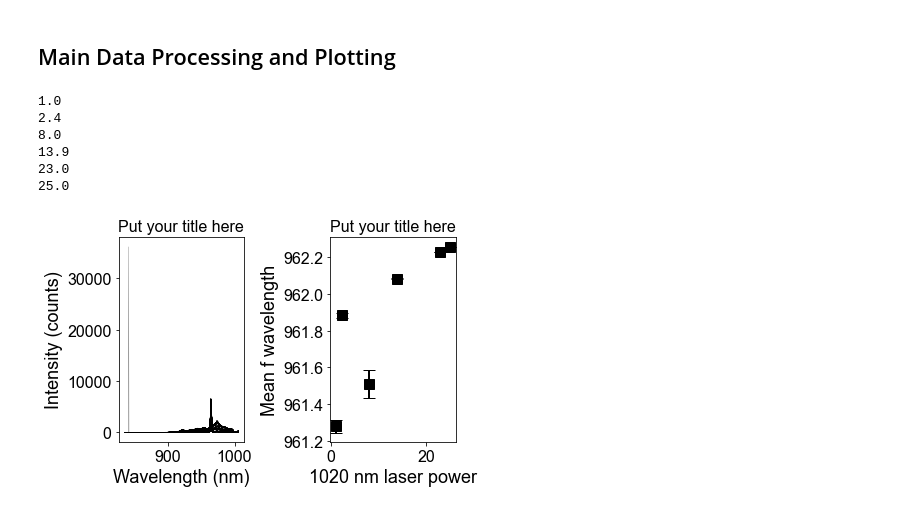
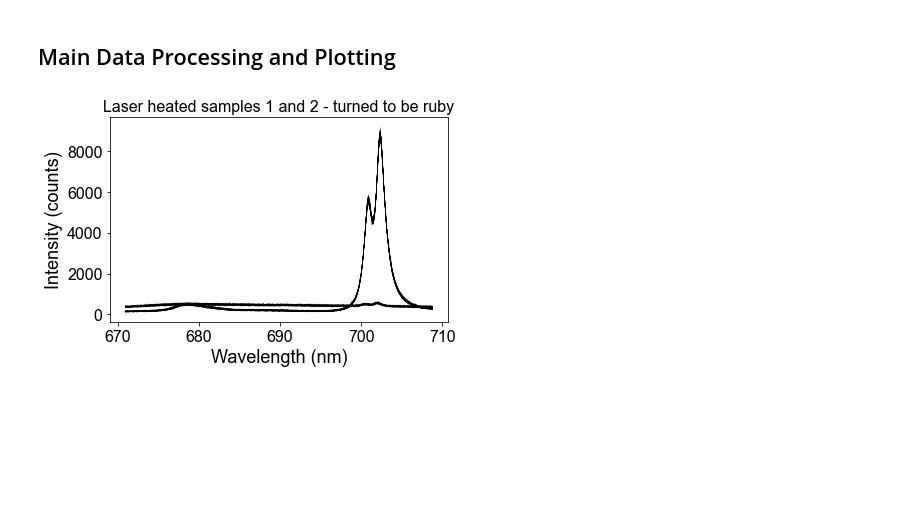
Before and after one commit to professorchaman/General-Data-Analysis, a Jupyter notebook: General Plotting and Data Analysis - CG_02162023.ipynb, the cells around one changed output. Saved outputs shown, nothing was run; the diff lists cells and outputs as text; code cells hidden in the pictures; blank space fills up the shorter version.

Commit message:
Ruby PL

```diff
--- a/General Plotting and Data Analysis - CG_02162023.ipynb
+++ b/General Plotting and Data Analysis - CG_02162023.ipynb
@@ -401,7 +401,7 @@ do_conversion = 'n' # 'raman', 'energy', 'n'
 do_normalize = 'n' # 'relative' scale', 'area', 'n'
 do_peak_finding = 'n' # 'y', 'n'
 do_slicing = 'n'
-do_mfv_calc = 'y'
+do_mfv_calc = 'n'
 
 c_vac = 2.99*10**8 # speed of light in vacuum m/sec
 laser_source = 532.109 # Excitation source in nm
@@ -611,7 +611,7 @@ for i in tqdm(range(0, len(fdata))):
 
     # General plot properties are set below
 
-    ax1.set_title('Put your title here')
+    ax1.set_title('Laser heated samples 1 and 2 - turned to be ruby')
     ax1.set_xlabel(x_label)
     ax1.set_ylabel('Intensity (counts)')
     #ax1.set_xlim()
@@ -624,37 +624,31 @@ for i in tqdm(range(0, len(fdata))):
 
     # Add a secondary x-axis
     #secax = ax1.secondary_xaxis('top', functions=(nm2ram, ram2nm))
     #secax.set_xlabel('Raman shift (cm$^{-1}$)')
 
 if do_mfv_calc == 'y':
     for laser_power in laser_Pow:
         print(laser_power)
         #power_str = str(laser_power)
         df2 = meanf_df.iloc[list(meanf_df["Power"]==laser_power)]
         meanf_val = df2['Mean Wvl'].mean()
         sme_val = df2['Mean Wvl'].std()/df2['Mean Wvl'].count()
         ax2.errorbar(laser_power,meanf_val,yerr=sme_val, marker='s',color='k',markersize=10,capsize=6,barsabove=True,ecolor='k',elinewidth=2,capthick=1)
 
     ax2.set_title('Put your title here')
     ax2.set_xlabel('1020 nm laser power')
     ax2.set_ylabel('Mean f wavelength')
     #ax2.set_xlim()
     #ax2.set_ylim()
 
     #ax2.set_yticks([])
     #ax2.tick_params(axis='y',which='both',left='off',labelleft='off')
 
     #ax2.legend(bbox_to_anchor=(1, 1),title='Peak Positions')
 
 #print(meanf_df)
 fig1.tight_layout()
 plt.show()
 #plt.savefig(os.path.join(head_i,'PL_plot-09202022.jpg'))
 # %% [output]
-1.0
-2.4
-8.0
-13.9
-23.0
-25.0
-[figure, old version]
+[figure, new version]
```
